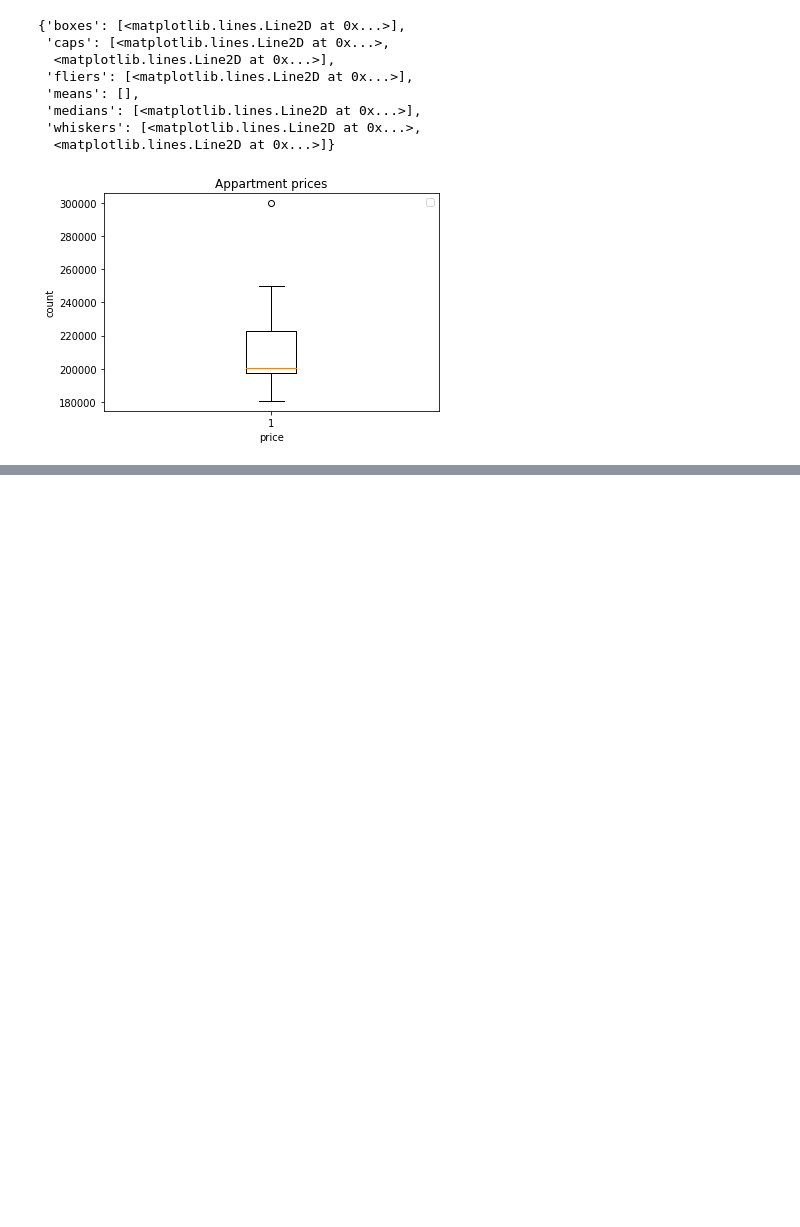
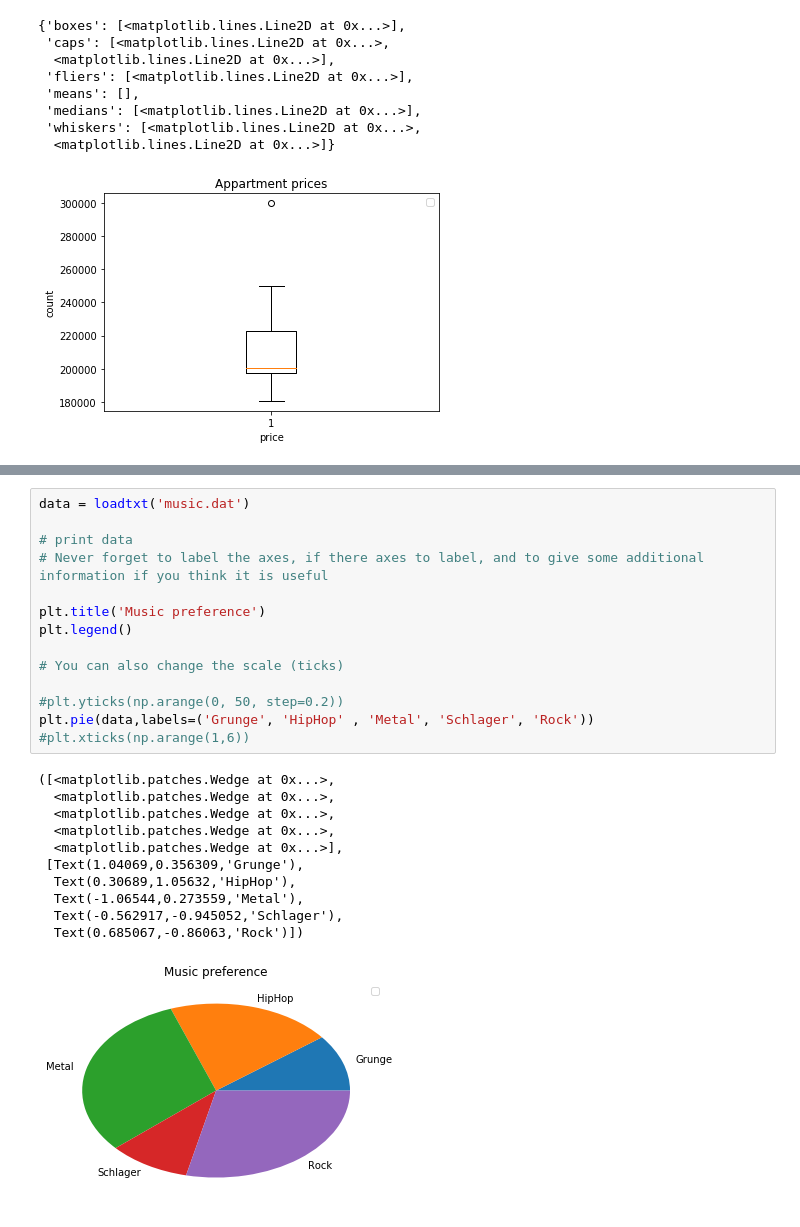
Before and after one commit to pawap/DAMI, a Jupyter notebook: Ex 2/dami_2_task_1.ipynb, the cells around one changed output, grey strips where cells are left out. Saved outputs shown, nothing was run; the diff lists cells and outputs as text; blank space fills up the shorter version.

```diff
--- a/Ex 2/dami_2_task_1.ipynb
+++ b/Ex 2/dami_2_task_1.ipynb
@@ -115,3 +105,29 @@ plt.bar(('Belgium', 'Gr' , 'Es', 'Fr', 'Lux', 'Nl', 'UK'),data)
 [1443.54  876.62  748.3  1398.37 1801.49 1446.6  1201.96]
 <BarContainer object of 7 artists>
 [figure]
+# %%
+data = loadtxt('music.dat')
+
+# print data
+# Never forget to label the axes, if there axes to label, and to give some additional information if you think it is useful
+
+plt.title('Music preference')
+plt.legend()
+
+# You can also change the scale (ticks)
+
+#plt.yticks(np.arange(0, 50, step=0.2))
+plt.pie(data,labels=('Grunge', 'HipHop' , 'Metal', 'Schlager', 'Rock'))
+#plt.xticks(np.arange(1,6))
+# %% [output]
+([<matplotlib.patches.Wedge at 0x...>,
+  <matplotlib.patches.Wedge at 0x...>,
+  <matplotlib.patches.Wedge at 0x...>,
+  <matplotlib.patches.Wedge at 0x...>,
+  <matplotlib.patches.Wedge at 0x...>],
+ [Text(1.04069,0.356309,'Grunge'),
+  Text(0.30689,1.05632,'HipHop'),
+  Text(-1.06544,0.273559,'Metal'),
+  Text(-0.562917,-0.945052,'Schlager'),
+  Text(0.685067,-0.86063,'Rock')])
+[figure, added]
```
Also changed, not shown: parts of 2 cells of this notebook.
